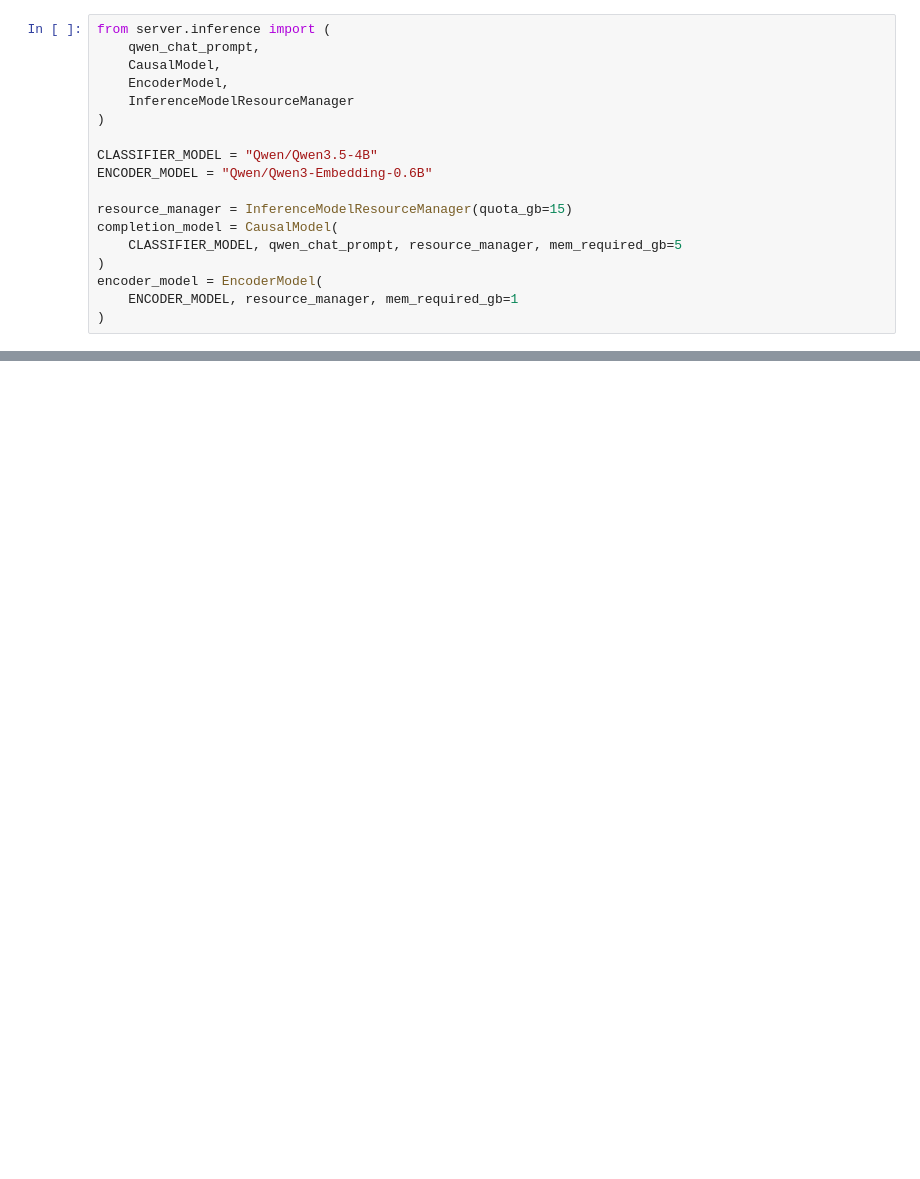
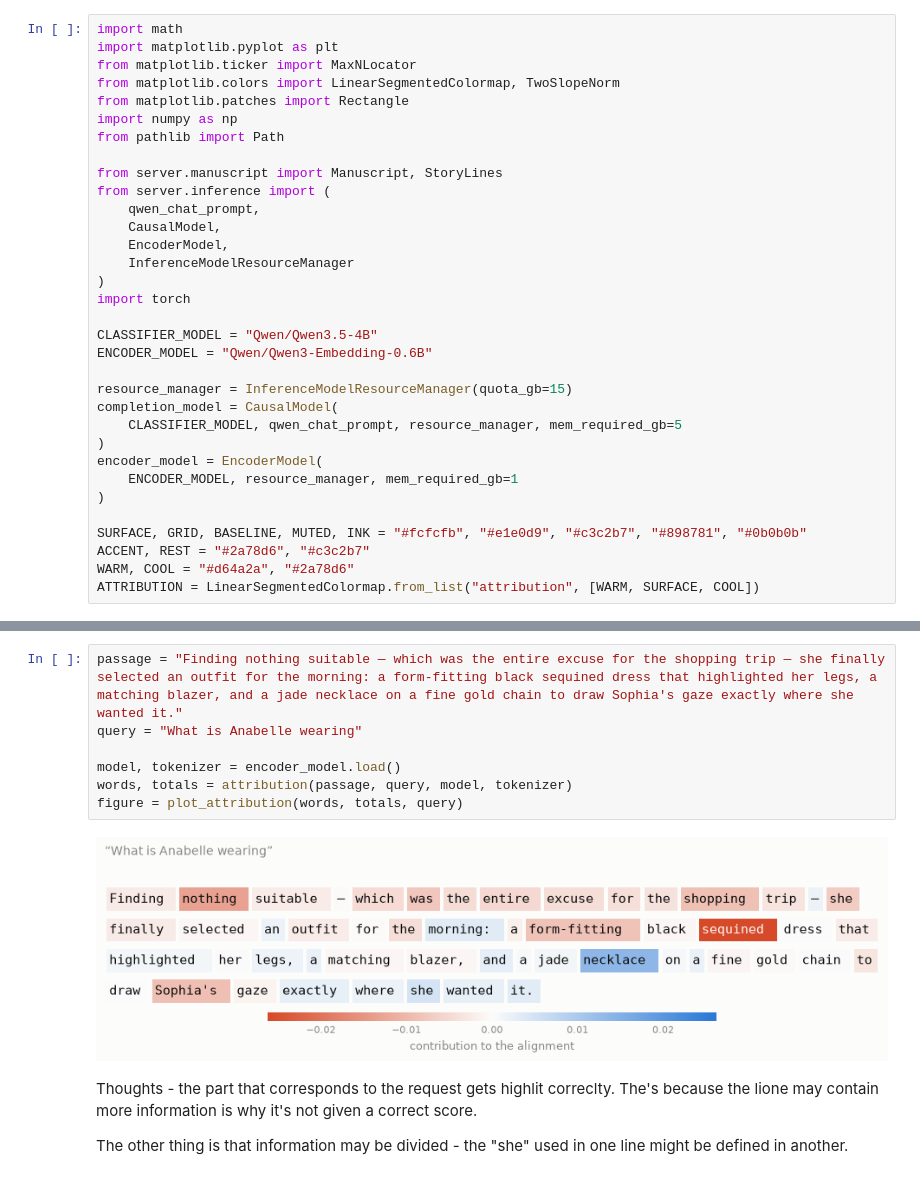
Before and after one commit to robodatalab/authorship, a Jupyter notebook: experiments.ipynb, the cells around one changed output, grey strips where cells are left out. Cells and saved outputs as stored; diff of their text form; blank space fills up the shorter version.

```diff
--- a/experiments.ipynb
+++ b/experiments.ipynb
@@ -1,10 +1,20 @@
 # %%
+import math
+import matplotlib.pyplot as plt
+from matplotlib.ticker import MaxNLocator
+from matplotlib.colors import LinearSegmentedColormap, TwoSlopeNorm
+from matplotlib.patches import Rectangle
+import numpy as np
+from pathlib import Path
+
+from server.manuscript import Manuscript, StoryLines
 from server.inference import (
     qwen_chat_prompt,
     CausalModel,
     EncoderModel,
     InferenceModelResourceManager
 )
+import torch
 
 CLASSIFIER_MODEL = "Qwen/Qwen3.5-4B"
 ENCODER_MODEL = "Qwen/Qwen3-Embedding-0.6B"
@@ -16,4 +26,9 @@ completion_model = CausalModel(
 encoder_model = EncoderModel(
     ENCODER_MODEL, resource_manager, mem_required_gb=1
 )
+
+SURFACE, GRID, BASELINE, MUTED, INK = "#fcfcfb", "#e1e0d9", "#c3c2b7", "#898781", "#0b0b0b"
+ACCENT, REST = "#2a78d6", "#c3c2b7"
+WARM, COOL = "#d64a2a", "#2a78d6"
+ATTRIBUTION = LinearSegmentedColormap.from_list("attribution", [WARM, SURFACE, COOL])
 # %%
@@ -107,0 +147,14 @@ plot_importance_grid(results)
+# %%
+passage = "Finding nothing suitable — which was the entire excuse for the shopping trip — she finally selected an outfit for the morning: a form-fitting black sequined dress that highlighted her legs, a matching blazer, and a jade necklace on a fine gold chain to draw Sophia's gaze exactly where she wanted it."
+query = "What is Anabelle wearing"
+
+model, tokenizer = encoder_model.load()
+words, totals = attribution(passage, query, model, tokenizer)
+figure = plot_attribution(words, totals, query)
+# %% [output]
+[figure, added]
+# %% [markdown]
+Thoughts - the part that corresponds to the request gets highlit correclty.
+The's because the lione may contain more information is why it's not given a correct score.
+
+The other thing is that information may be divided - the "she" used in one line might be defined in another.
```
Also changed, not shown: parts of 10 cells of this notebook, 4 other files.
